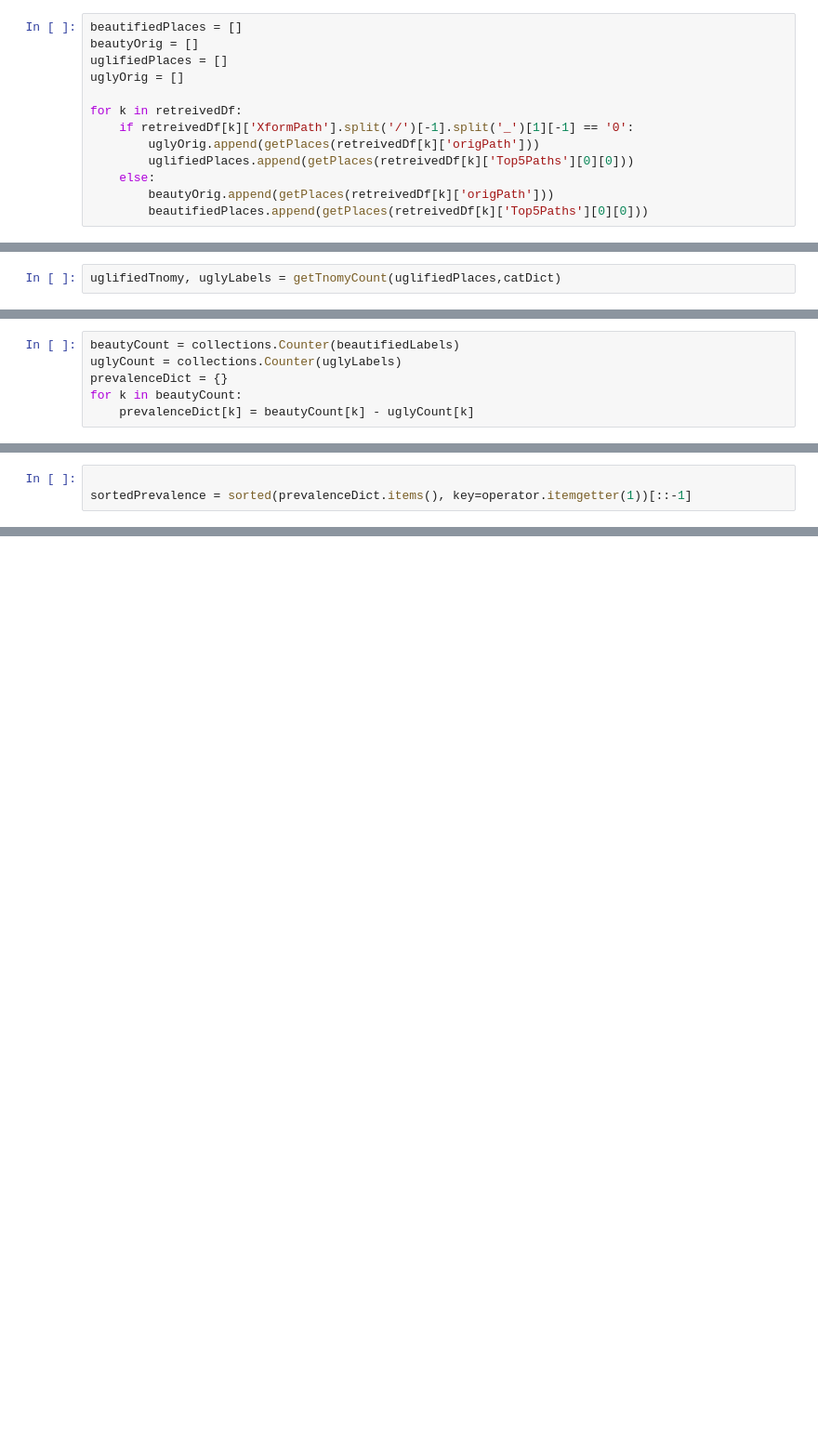
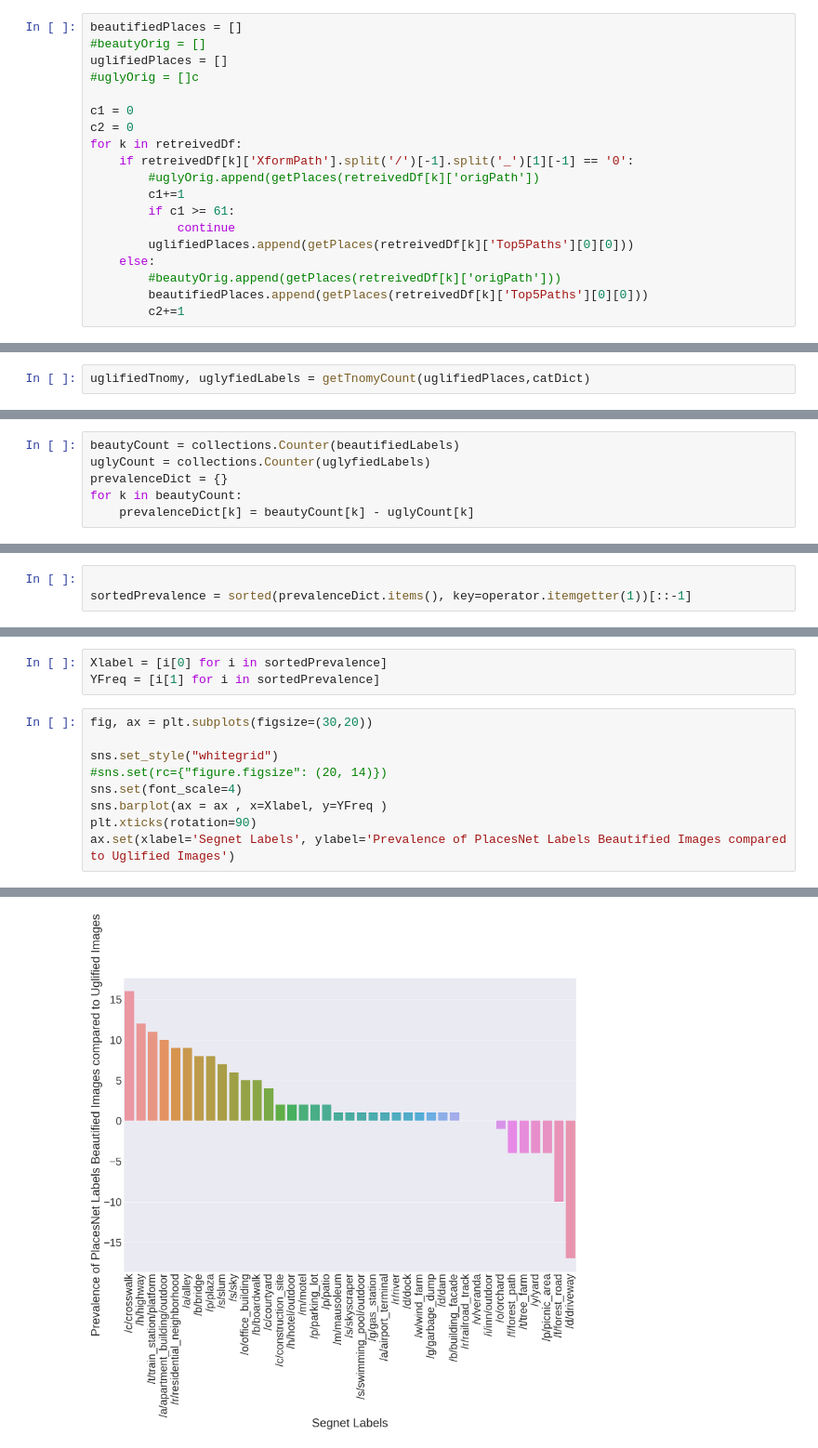
Before and after one commit to sagarjoglekar/ExplainingUrbanEmotions, a Jupyter notebook: notebooks/RetreivalPipeline.ipynb, the cells around one changed output, grey strips where cells are left out. Shown at 93% size. Saved outputs shown, nothing was run; the diff lists cells and outputs as text; blank space fills up the shorter version.

```diff
--- a/notebooks/RetreivalPipeline.ipynb
+++ b/notebooks/RetreivalPipeline.ipynb
@@ -502,14 +535,20 @@ retreivedDf[retreivedDf.keys()[1]]
  'origPath': '/work/sagarj/Work/BellLabs/streetview/PPImages/513e20dafdc9f0358700a2f7.jpg'}
 # %%
 beautifiedPlaces = []
-beautyOrig = []
+#beautyOrig = []
 uglifiedPlaces = []
-uglyOrig = []
+#uglyOrig = []c
 
+c1 = 0
+c2 = 0
 for k in retreivedDf:
     if retreivedDf[k]['XformPath'].split('/')[-1].split('_')[1][-1] == '0':
-        uglyOrig.append(getPlaces(retreivedDf[k]['origPath']))
+        #uglyOrig.append(getPlaces(retreivedDf[k]['origPath'])
+        c1+=1
+        if c1 >= 61:
+            continue
         uglifiedPlaces.append(getPlaces(retreivedDf[k]['Top5Paths'][0][0]))
     else:
-        beautyOrig.append(getPlaces(retreivedDf[k]['origPath']))
+        #beautyOrig.append(getPlaces(retreivedDf[k]['origPath']))
         beautifiedPlaces.append(getPlaces(retreivedDf[k]['Top5Paths'][0][0]))
+        c2+=1
@@ -559,2 +600,2 @@ beautfiedTnomy,beauOrigTnomy
 # %%
-uglifiedTnomy, uglyLabels = getTnomyCount(uglifiedPlaces,catDict)
+uglifiedTnomy, uglyfiedLabels = getTnomyCount(uglifiedPlaces,catDict)
@@ -610,7 +644,7 @@ set(uglySpecific)
 #set(common)
 # %%
 beautyCount = collections.Counter(beautifiedLabels)
-uglyCount = collections.Counter(uglyLabels)
+uglyCount = collections.Counter(uglyfiedLabels)
 prevalenceDict = {}
 for k in beautyCount:
     prevalenceDict[k] = beautyCount[k] - uglyCount[k]
@@ -659,0 +714,13 @@ sortedPrevalence
+# %%
+Xlabel = [i[0] for i in sortedPrevalence]
+YFreq = [i[1] for i in sortedPrevalence]
+# %%
+fig, ax = plt.subplots(figsize=(30,20))
+
+sns.set_style("whitegrid")
+#sns.set(rc={"figure.figsize": (20, 14)})
+sns.set(font_scale=4)
+sns.barplot(ax = ax , x=Xlabel, y=YFreq )
+plt.xticks(rotation=90)
+ax.set(xlabel='Segnet Labels', ylabel='Prevalence of PlacesNet Labels Beautified Images compared to Uglified Images')
+# %% [output]
@@ -659,0 +729 @@ sortedPrevalence
+[figure, added]
```
Also changed, not shown: parts of 60 cells of this notebook, 5 other files.
